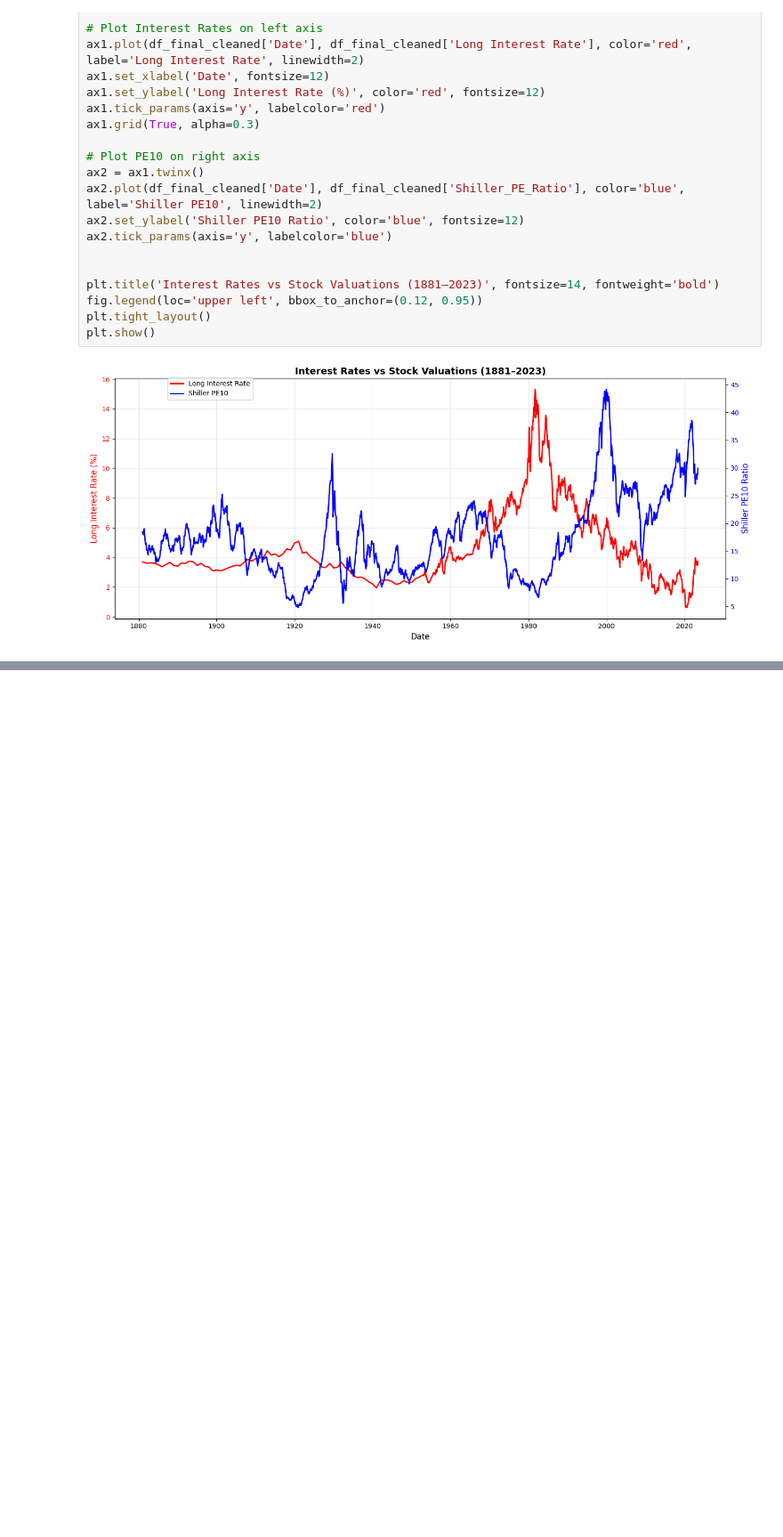
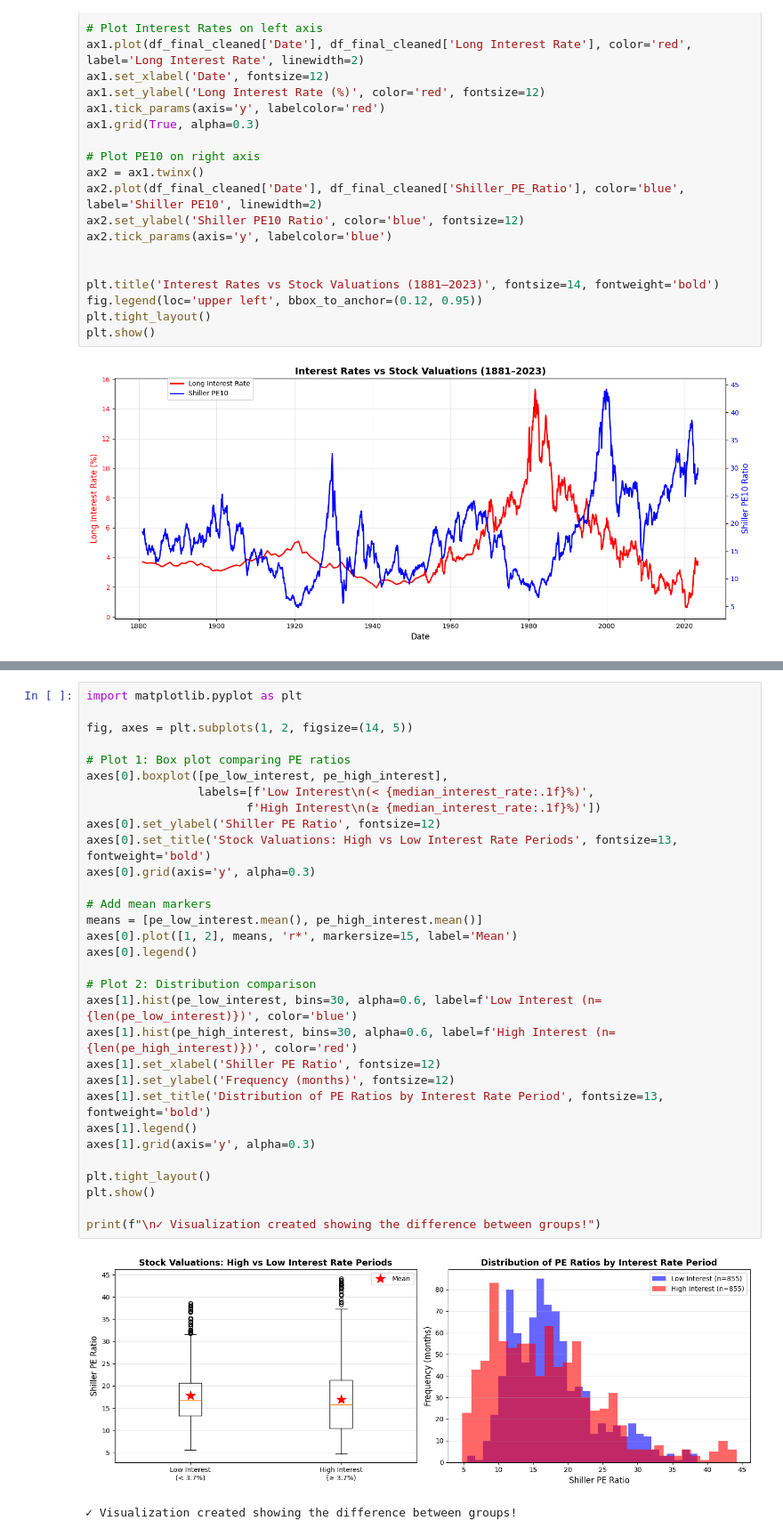
Before and after one commit to biruhyos/dsrp-sp500, a Jupyter notebook: DSRP_S&P_500_Biruh.ipynb, the cells around one changed output, grey strips where cells are left out. Shown at 89% size. Saved outputs shown, nothing was run; the diff lists cells and outputs as text; blank space fills up the shorter version.

```diff
--- a/DSRP_S&P_500_Biruh.ipynb
+++ b/DSRP_S&P_500_Biruh.ipynb
@@ -232,0 +365,34 @@ plt.show()
+# %%
+import matplotlib.pyplot as plt
+
+fig, axes = plt.subplots(1, 2, figsize=(14, 5))
+
+# Plot 1: Box plot comparing PE ratios
+axes[0].boxplot([pe_low_interest, pe_high_interest],
+                labels=[f'Low Interest\n(< {median_interest_rate:.1f}%)',
+                       f'High Interest\n(≥ {median_interest_rate:.1f}%)'])
+axes[0].set_ylabel('Shiller PE Ratio', fontsize=12)
+axes[0].set_title('Stock Valuations: High vs Low Interest Rate Periods', fontsize=13, fontweight='bold')
+axes[0].grid(axis='y', alpha=0.3)
+
+# Add mean markers
+means = [pe_low_interest.mean(), pe_high_interest.mean()]
+axes[0].plot([1, 2], means, 'r*', markersize=15, label='Mean')
+axes[0].legend()
+
+# Plot 2: Distribution comparison
+axes[1].hist(pe_low_interest, bins=30, alpha=0.6, label=f'Low Interest (n={len(pe_low_interest)})', color='blue')
+axes[1].hist(pe_high_interest, bins=30, alpha=0.6, label=f'High Interest (n={len(pe_high_interest)})', color='red')
+axes[1].set_xlabel('Shiller PE Ratio', fontsize=12)
+axes[1].set_ylabel('Frequency (months)', fontsize=12)
+axes[1].set_title('Distribution of PE Ratios by Interest Rate Period', fontsize=13, fontweight='bold')
+axes[1].legend()
+axes[1].grid(axis='y', alpha=0.3)
+
+plt.tight_layout()
+plt.show()
+
+print(f"\n✓ Visualization created showing the difference between groups!")
+# %% [output]
+[figure, added]
+✓ Visualization created showing the difference between groups!
```
Also changed, not shown: parts of 5 cells of this notebook.
